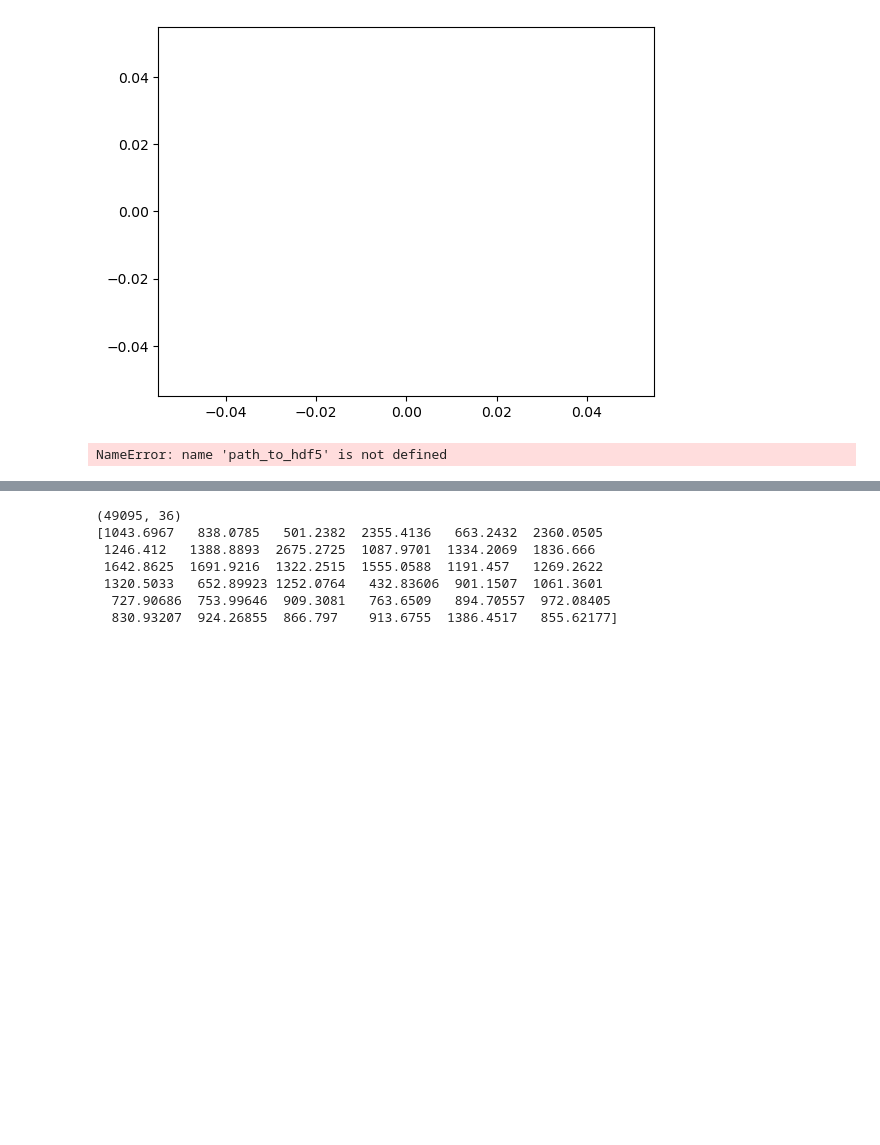
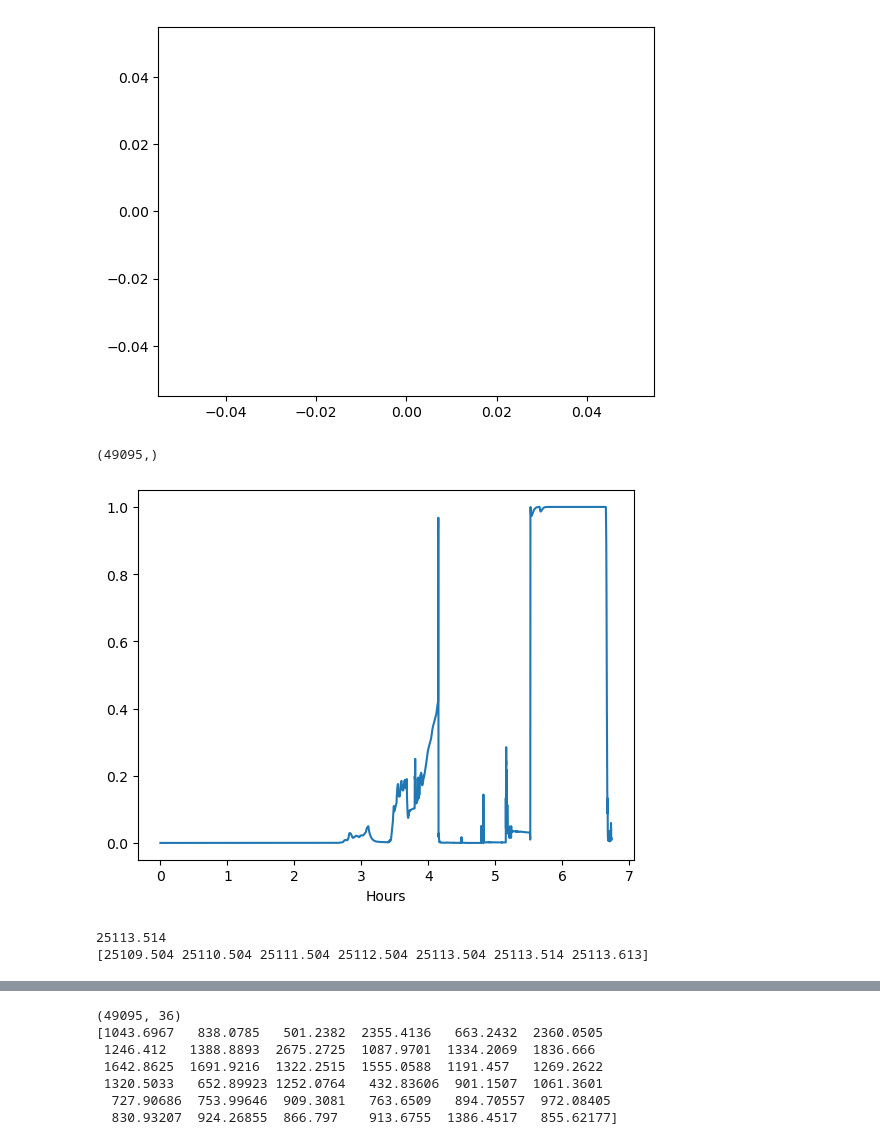
Before and after one commit to Aleartulon/ASTEC_surrogate_model, a Jupyter notebook: src/dataset_generation/explore_data.ipynb, the cells around one changed output, grey strips where cells are left out. Cells and saved outputs as stored; diff of their text form; code cells hidden in the pictures; blank space fills up the shorter version.

```diff
--- a/src/dataset_generation/explore_data.ipynb
+++ b/src/dataset_generation/explore_data.ipynb
@@ -5,7 +5,7 @@ import h5py
 import json
 import pickle
 # %%
-path_to_hdf5 = '../../../../../scratch/ROM_datasets_ale/ASTEC/'
+path_to_hdf5 = '../../../../../scratch/ROM_datasets_ale/ASTEC/original_hdf5/'
 # %%
 with h5py.File(path_to_hdf5+'/data_training.h5', 'r') as f:
     keys = list(f.keys())
@@ -55,6 +55,16 @@ Keys: ['25454']
 [figure]
 # %%
 with h5py.File(path_to_hdf5+'/1.h5', 'r') as f:
-    print(f['connection/general/T_connection'][:,2])
+    print(np.shape(f['vessel/mesh/x_alfa_vessel'][:][:,0]))
+    plt.plot(f['dimensions/time_points'][:]/3600, f['vessel/mesh/x_alfa_vessel'][:][:,0])
+    plt.xlabel('Hours')
 # %% [output]
-NameError: name 'path_to_hdf5' is not defined
+(49095,)
+[figure, added]
+# %%
+with h5py.File(path_to_hdf5+'/SBO_KIT_init_sim_s46.h5', 'r') as f:
+    print(f['other/global/vessel_rupture_time'][:][-1])
+    print(f['dimensions/time_points'][:][26330:26337])
+# %% [output]
+25113.514
+[25109.504 25110.504 25111.504 25112.504 25113.504 25113.514 25113.613]
```
Also changed, not shown: parts of 1 cell of this notebook, 12 other files.
